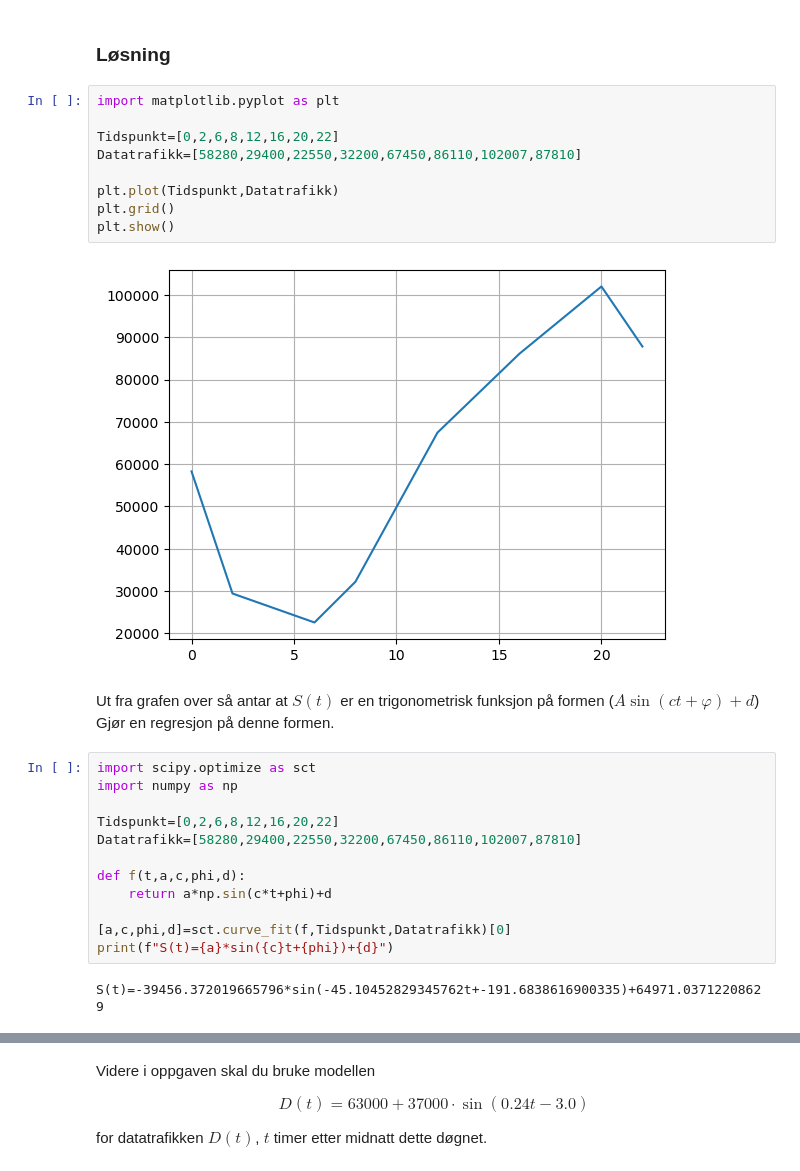
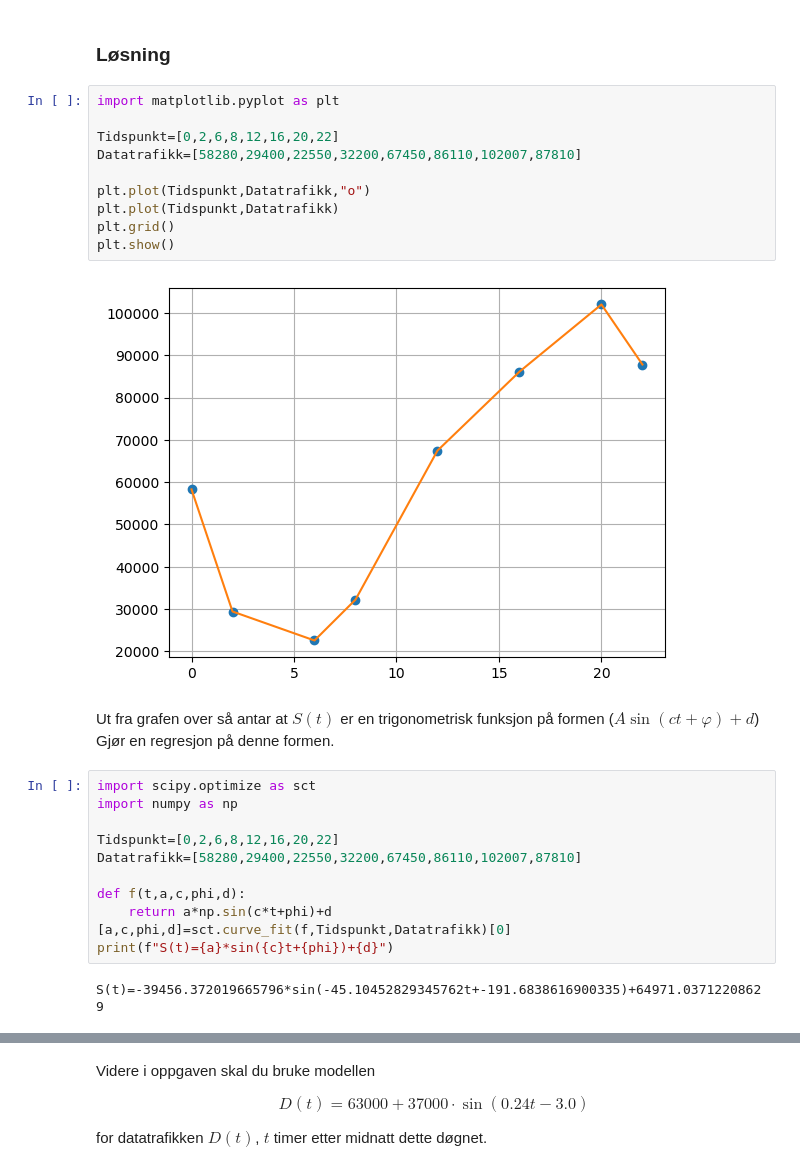
Before and after one commit to MagnusStoylen1991/Kode_R2, a Jupyter notebook: EksamenR2Del2vår2026.ipynb, the cells around one changed output, grey strips where cells are left out. Drawn from its saved outputs; the diff is of its cells as text.

```diff
--- a/EksamenR2Del2vår2026.ipynb
+++ b/EksamenR2Del2vår2026.ipynb
@@ -35,14 +35,15 @@ a) Lag en god modell for datatrafikken S(t) gigabit per time , $t$ timer etter m
 # %%
 import matplotlib.pyplot as plt
 
 Tidspunkt=[0,2,6,8,12,16,20,22]
 Datatrafikk=[58280,29400,22550,32200,67450,86110,102007,87810]
 
+plt.plot(Tidspunkt,Datatrafikk,"o")
 plt.plot(Tidspunkt,Datatrafikk)
 plt.grid()
 plt.show()
 # %% [output]
-[figure, old version]
+[figure, new version]
 # %% [markdown]
 Ut fra grafen over så antar at $S(t)$ er en trigonometrisk funksjon på formen ($A\sin(ct+\varphi)+d$)<br>
 Gjør en regresjon på denne formen.
@@ -55,7 +56,6 @@ Datatrafikk=[58280,29400,22550,32200,67450,86110,102007,87810]
 
 def f(t,a,c,phi,d):
     return a*np.sin(c*t+phi)+d
-
 [a,c,phi,d]=sct.curve_fit(f,Tidspunkt,Datatrafikk)[0]
 print(f"S(t)={a}*sin({c}t+{phi})+{d}")
 # %% [output]
```
Also changed, not shown: parts of 8 cells of this notebook.
